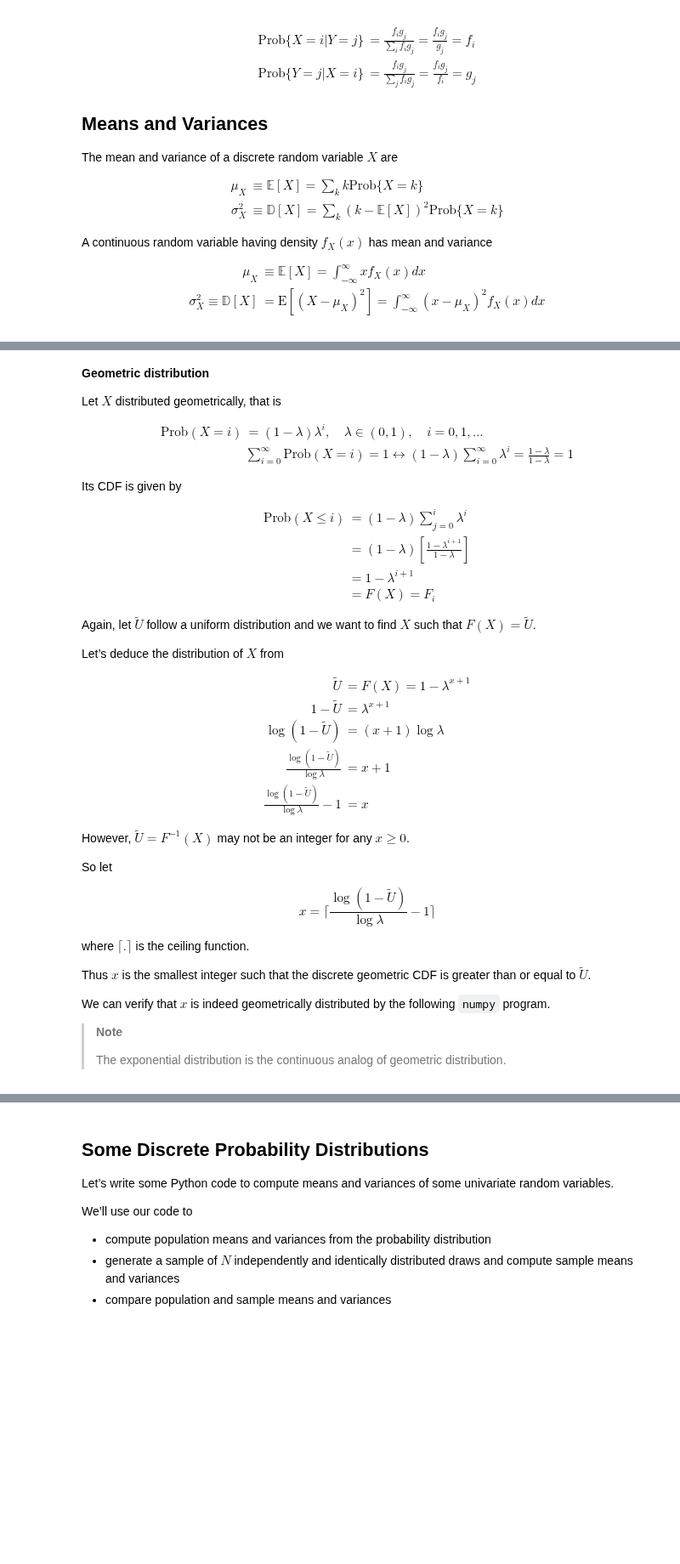
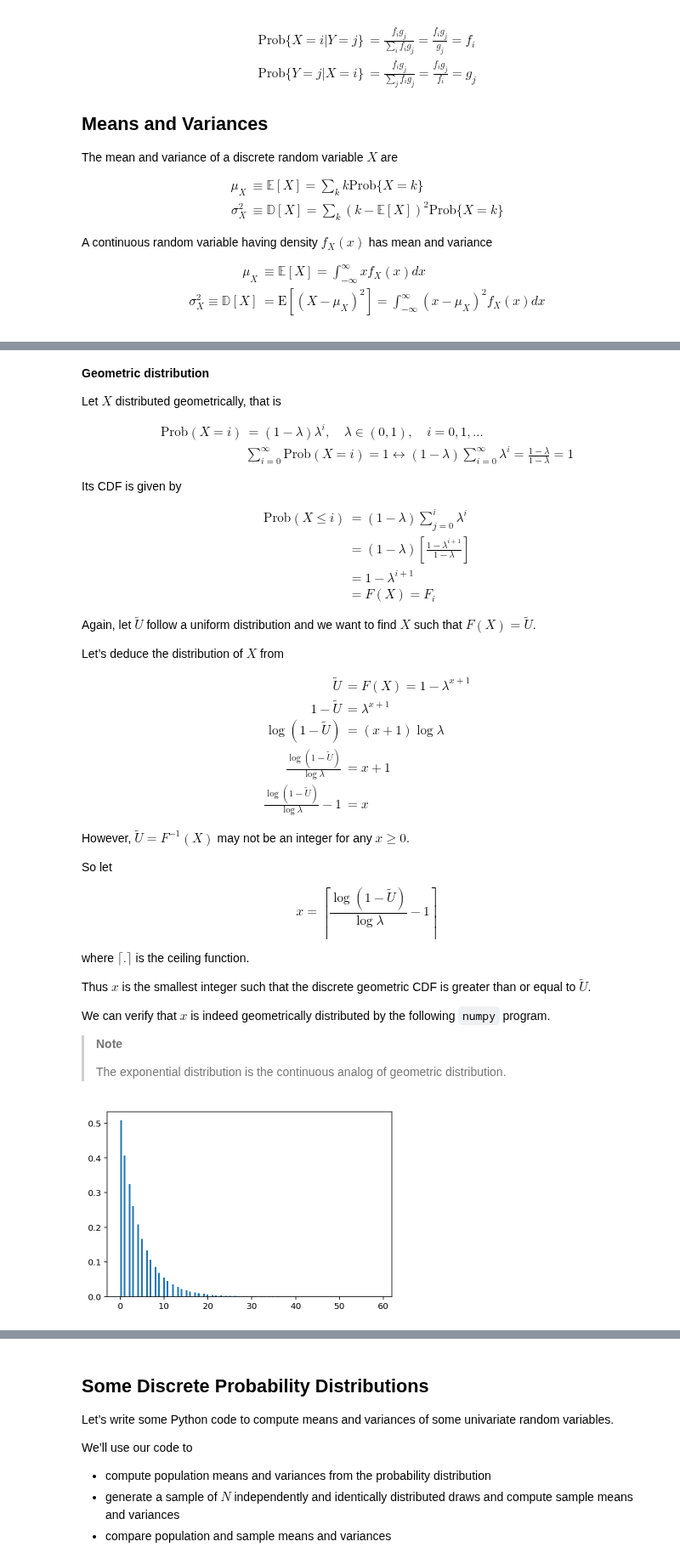
Before and after one commit to beauvilerobed/quantitative-economics-with-python, a Jupyter notebook: elementary_statistics/8_elementary_probability_w_matrices.ipynb, the cells around one changed output, grey strips where cells are left out. Shown at 85% size. Cells and saved outputs as stored; diff of their text form; code cells hidden in the pictures; blank space fills up the shorter version.

```diff
--- a/elementary_statistics/8_elementary_probability_w_matrices.ipynb
+++ b/elementary_statistics/8_elementary_probability_w_matrices.ipynb
@@ -531,7 +540,7 @@ However, $ \tilde{U}=F^{-1}(X) $ may not be an integer for any $ x\geq0 $.
 So let
 
 $$
-x=\lceil\frac{\log(1-\tilde{U})}{\log\lambda}-1\rceil
+x=\left\lceil\frac{\log(1-\tilde{U})}{\log\lambda}-1\right\rceil
 $$
 
 where $ \lceil . \rceil $ is the ceiling function.
@@ -544,17 +553,21 @@ We can verify that $ x $ is indeed geometrically distributed by the following `n
 >
 >The exponential distribution is the continuous analog of geometric distribution.
 # %%
-n, λ = 1_000_000, 0.8
+n, lambda_ = 1_000_000, 0.8
 
 # draw uniform numbers
 u = np.random.rand(n)
 
 # transform
-x = np.ceil(np.log(1-u)/np.log(λ) - 1)
+x = np.ceil(np.log(1-u)/np.log(lambda_) - 1)
 
 # draw geometric distributions
-x_g = np.random.geometric(1-λ, n)
+# p: float or array_like of floats
+# The probability of success of an individual trial
+x_g = np.random.geometric(1-lambda_, n)
 
 # plot and compare
 plt.hist(x, bins=150, density=True)
 plt.show()
+# %% [output]
+[figure, added]
```
Also changed, not shown: parts of 46 cells of this notebook.
